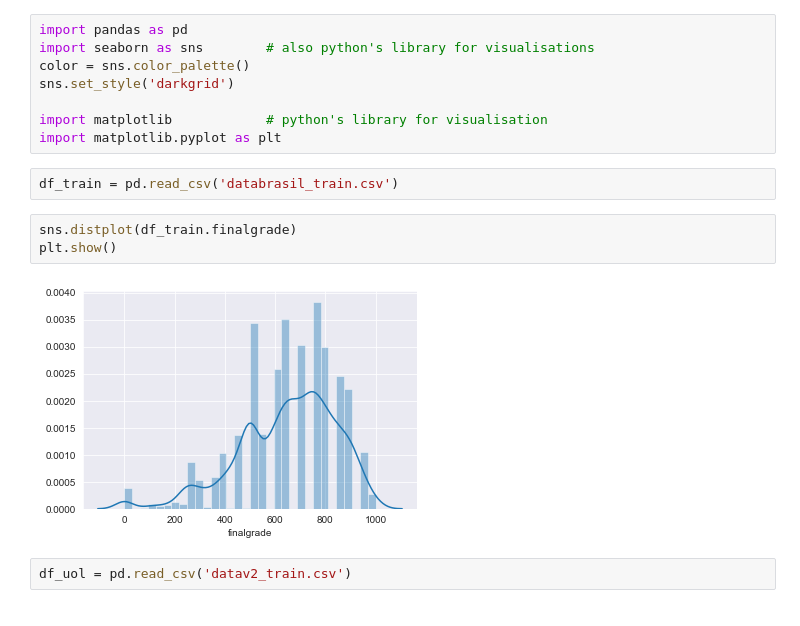
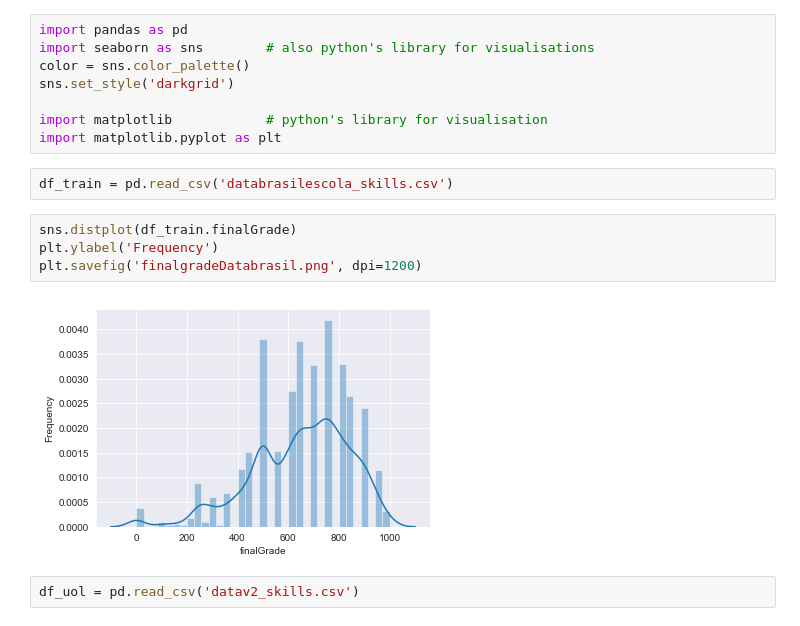
Before and after one commit to evelinamorim/aes-featureanalysis, a Jupyter notebook: Grade histogram.ipynb, the cells around one changed output. Cells and saved outputs as stored; diff of their text form.

```diff
--- a/Grade histogram.ipynb
+++ b/Grade histogram.ipynb
@@ -7,13 +7,14 @@ sns.set_style('darkgrid')
 import matplotlib            # python's library for visualisation
 import matplotlib.pyplot as plt
 # %%
-df_train = pd.read_csv('databrasil_train.csv')
+df_train = pd.read_csv('databrasilescola_skills.csv')
-# %%
-sns.distplot(df_train.finalgrade)
-plt.show()
-# %% [output]
-[figure, removed]
+# %%
+sns.distplot(df_train.finalGrade)
+plt.ylabel('Frequency')
+plt.savefig('finalgradeDatabrasil.png', dpi=1200)
+# %% [output]
+[figure, added]
 # %%
-df_uol = pd.read_csv('datav2_train.csv')
+df_uol = pd.read_csv('datav2_skills.csv')
 # %%
 sns.distplot(df_uol.finalGrade)
```
Also changed, not shown: parts of 17 cells of this notebook, 2 other files.
